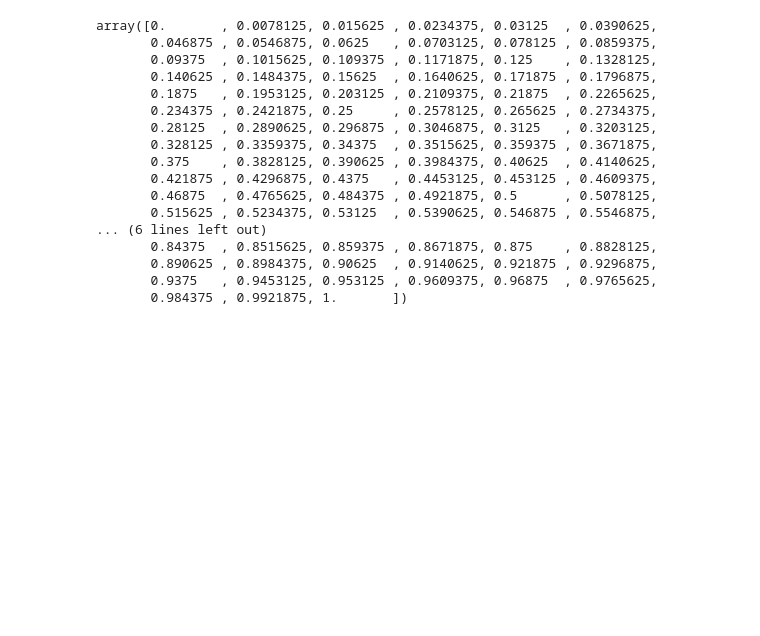
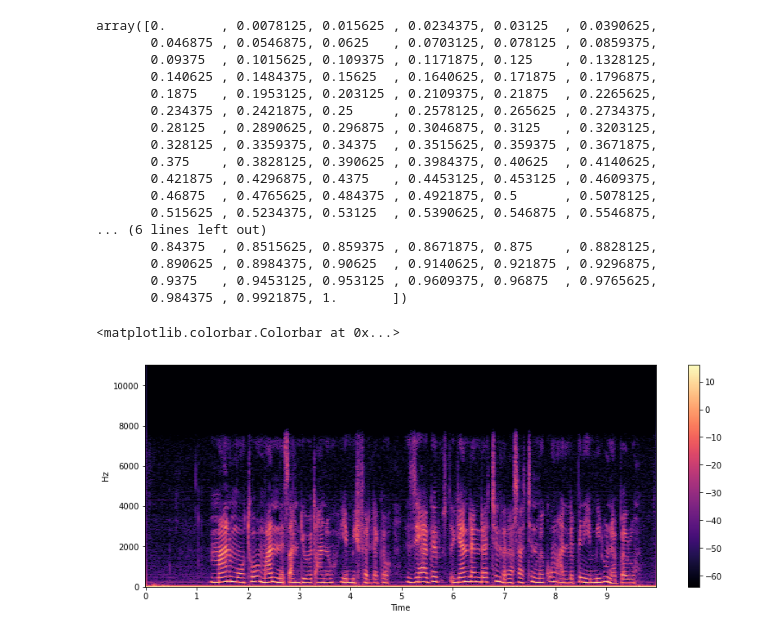
Before and after one commit to African-language-Speech-Recognition/african_language-Speech_Recognition, a Jupyter notebook: notebooks/Audio_processing.ipynb, the cells around one changed output. Saved outputs shown, nothing was run; the diff lists cells and outputs as text; code cells hidden in the pictures; blank space fills up the shorter version.

Commit message:
spectogram frequency and time table

```diff
--- a/notebooks/Audio_processing.ipynb
+++ b/notebooks/Audio_processing.ipynb
@@ -150,3 +151,12 @@ import csv
 with open('/content/drive/My Drive/dataS.csv', 'w') as f:
     for key in transcription.keys():
         f.write("%s,%s\n"%(key,transcription[key]))
+# %%
+X = librosa.stft(samples)
+Xdb = librosa.amplitude_to_db(abs(X))
+plt.figure(figsize=(14, 5))
+librosa.display.specshow(Xdb, sr=sample_rate, x_axis='time', y_axis='hz')
+plt.colorbar()
+# %% [output]
+<matplotlib.colorbar.Colorbar at 0x...>
+[figure, added]
```
Also changed, not shown: parts of 1 cell of this notebook.
